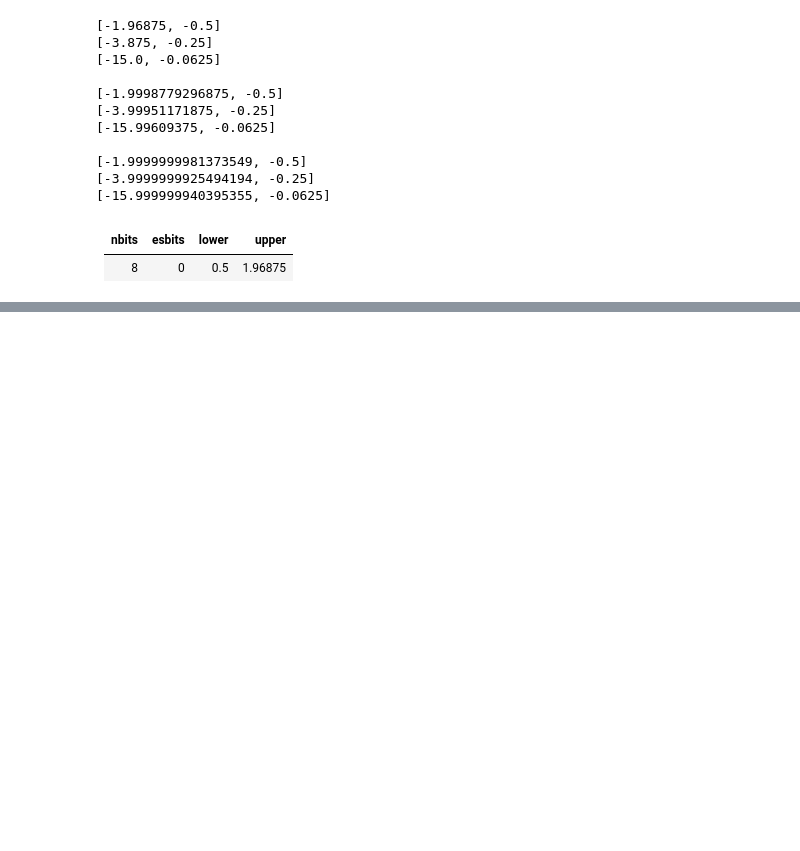
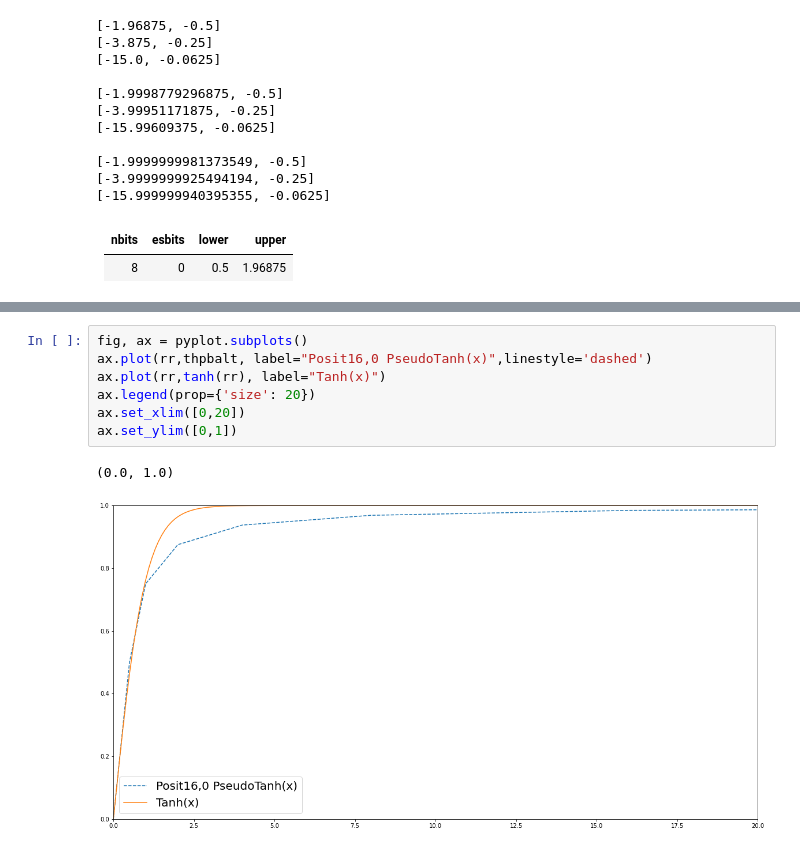
Before and after one commit to federicorossifr/phd_thesis_files, a Jupyter notebook: posit_plots.ipynb, the cells around one changed output, grey strips where cells are left out. Saved outputs shown, nothing was run; the diff lists cells and outputs as text; blank space fills up the shorter version.

```diff
--- a/posit_plots.ipynb
+++ b/posit_plots.ipynb
@@ -153,0 +260,10 @@ ax.axvspan(0.5,1.96875,color='lightblue', alpha=0.5);
+# %%
+fig, ax = pyplot.subplots()
+ax.plot(rr,thpbalt, label="Posit16,0 PseudoTanh(x)",linestyle='dashed')
+ax.plot(rr,tanh(rr), label="Tanh(x)")
+ax.legend(prop={'size': 20})
+ax.set_xlim([0,20])
+ax.set_ylim([0,1])
+# %% [output]
+(0.0, 1.0)
+[figure, added]
```
Also changed, not shown: parts of 15 cells of this notebook.
